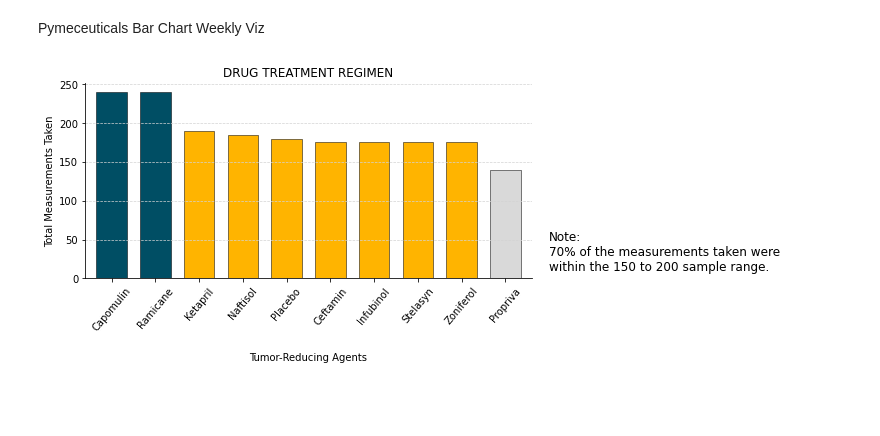
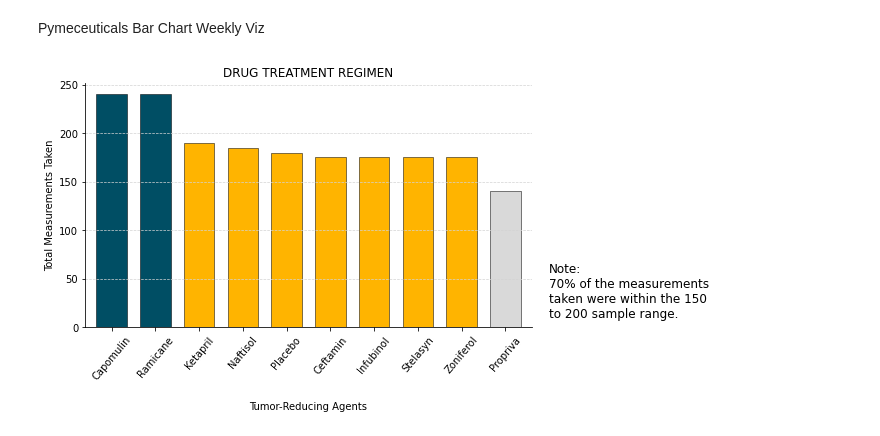
Before and after one commit to mathewqpmiller/WeeklyVizChallenge, a Jupyter notebook: Project2_Pymaceuticals_BarChart/Pymeceuticals_BarChart.ipynb, the cells around one changed output. Drawn from its saved outputs; the diff is of its cells as text; code cells hidden in the pictures; blank space fills up the shorter version.

```diff
--- a/Project2_Pymaceuticals_BarChart/Pymeceuticals_BarChart.ipynb
+++ b/Project2_Pymaceuticals_BarChart/Pymeceuticals_BarChart.ipynb
@@ -25,7 +25,7 @@ bar_plot_dataframe = bar_plot_dataframe.sort_values(ascending=False)
 colors = ['#D9D9D9' if value <= 150 else '#FFB400' if value <= 200 else '#004E64' for value in bar_plot_dataframe]
 
 # Plot with custom colors
-fig, ax = plt.subplots(figsize=(8, 4))
+fig, ax = plt.subplots(figsize=(8, 5))
 bar_plot_dataframe.plot.bar(
     ax=ax,
     legend=False,
@@ -41,32 +41,32 @@ bar_plot_dataframe.plot.bar(
 ax.set_ylabel("Total Measurements Taken")
 ax.set_xlabel("Tumor-Reducing Agents", labelpad=20)  # Add padding to the x-axis label
 
 # Remove the frame by hiding top and right spines
 ax.spines['top'].set_visible(False)
 ax.spines['right'].set_visible(False)
 
 # Incorporate a text label regarding circle size
-plt.text(10, 10, 'Note:\n70% of the measurements taken were \nwithin the 150 to 200 sample range.', fontsize=12)
+plt.text(10, 10, 'Note:\n70% of the measurements \ntaken were within the 150 \nto 200 sample range.', fontsize=12)
 
 # Adjust bottom padding to prevent label clipping
 plt.subplots_adjust(bottom=0.2)
 
 # Add gridlines only along the y-axis
 ax.grid(True, axis='y', linestyle='--', linewidth=0.7, color='lightgray')
 ax.grid(False, axis='x')  # Disable x-axis gridlines
 
 # Save with a custom bounding box
 custom_bbox = Bbox.from_bounds(0.0, 0.0, 8, 4)  # x, y, width, height (adjust as needed)
 plt.savefig("PandasBarChart.png", dpi=300, bbox_inches='tight')
 
 # Display HTML to center the chart
 # display(HTML("""
 # <div style="display: flex; justify-content: center;">
 #     <img src="PandasBarChart.png" style="max-width: 100%; height: 100%;">
 # </div>
 # """))
 
 # Display the plot
 plt.show()
 # %% [output]
-[figure, old version]
+[figure, new version]
```
Also changed, not shown: 3 other files.
